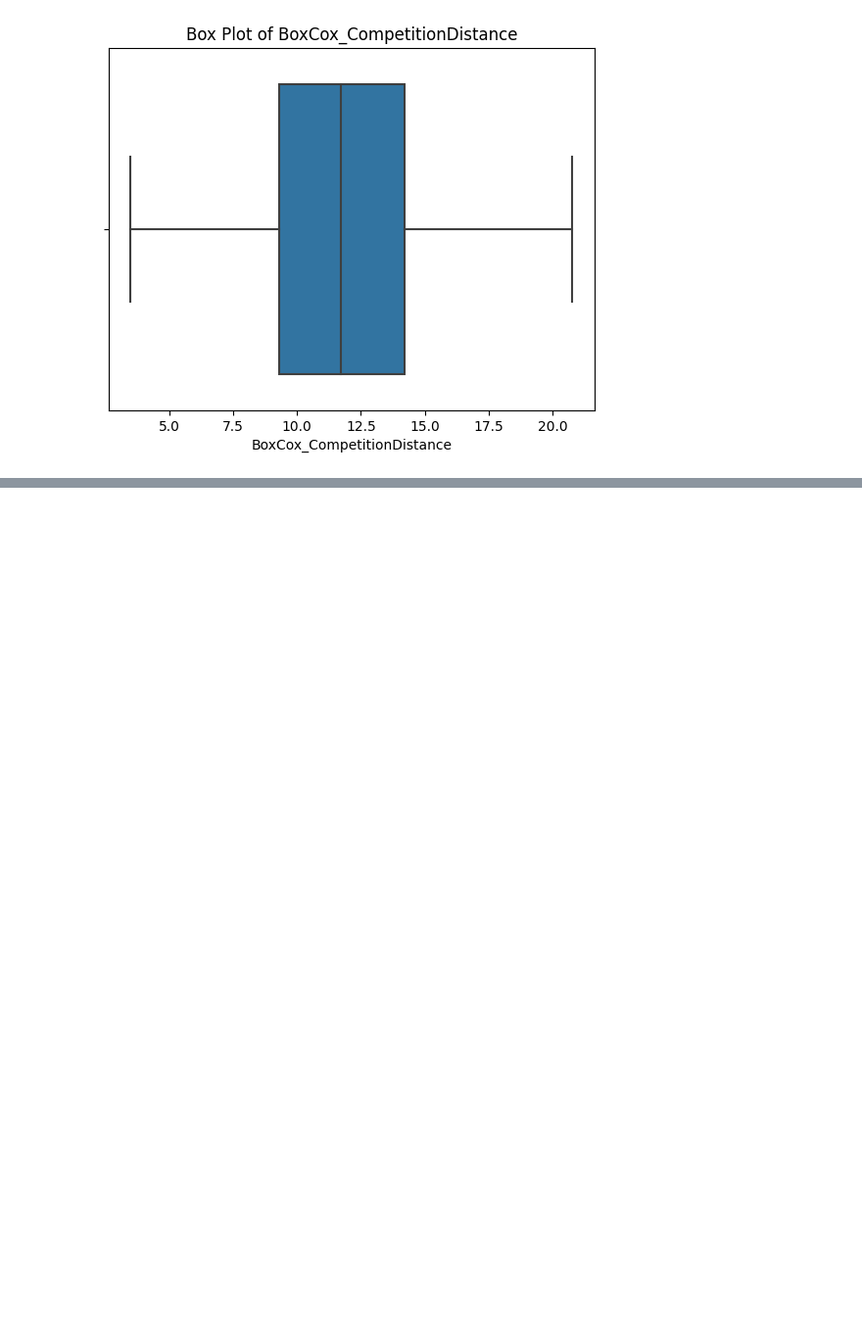
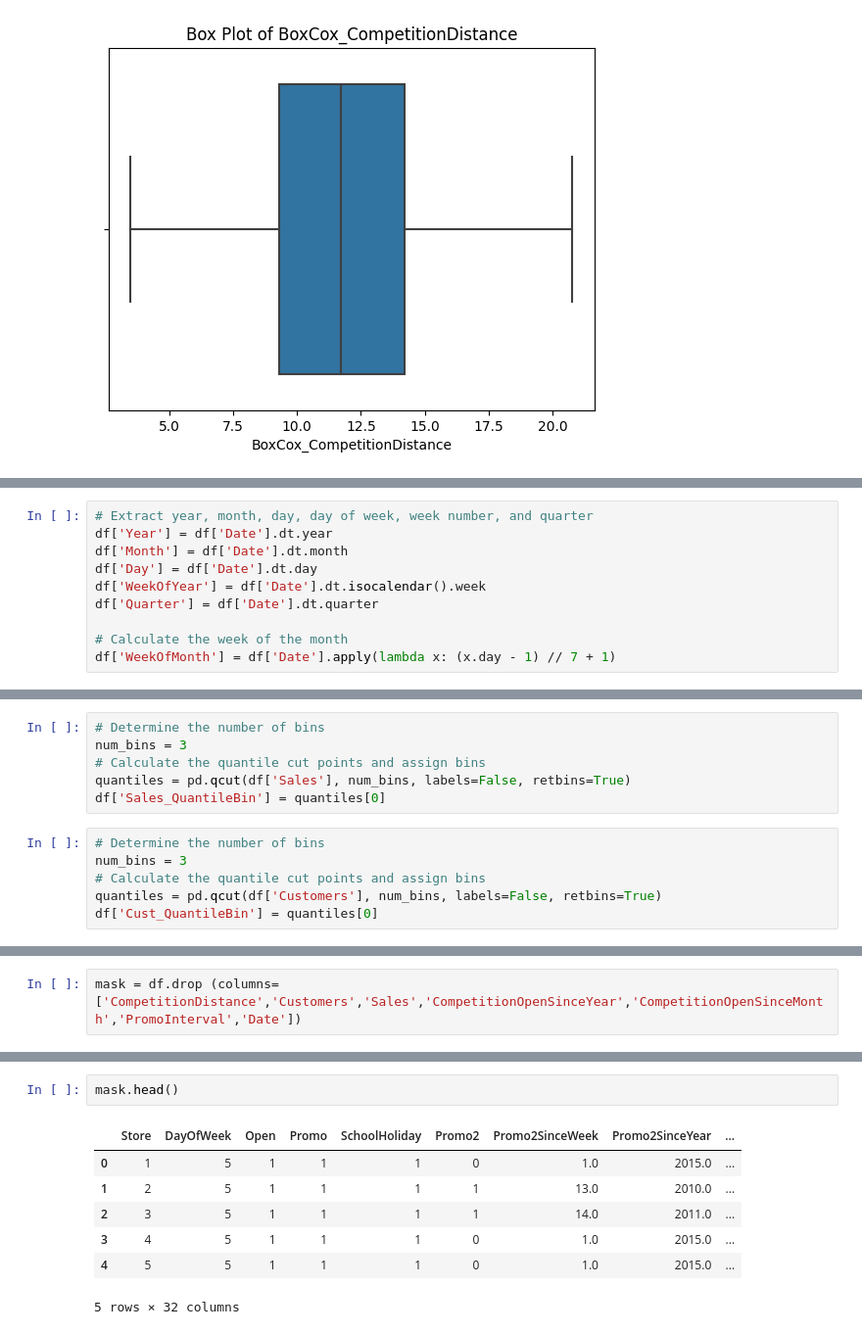
Before and after one commit to chakratechgeek/Supervised_Learning_MLOps, a Jupyter notebook: Rossmann_sales_prediction.ipynb, the cells around one changed output, grey strips where cells are left out. Shown at 98% size. Saved outputs shown, nothing was run; the diff lists cells and outputs as text; blank space fills up the shorter version.

```diff
--- a/Rossmann_sales_prediction.ipynb
+++ b/Rossmann_sales_prediction.ipynb
@@ -1201,0 +1265,10 @@ BoxCox_CompetitionDistance : Looks, its symmetric data
+# %%
+# Extract year, month, day, day of week, week number, and quarter
+df['Year'] = df['Date'].dt.year
+df['Month'] = df['Date'].dt.month
+df['Day'] = df['Date'].dt.day
+df['WeekOfYear'] = df['Date'].dt.isocalendar().week
+df['Quarter'] = df['Date'].dt.quarter
+
+# Calculate the week of the month
+df['WeekOfMonth'] = df['Date'].apply(lambda x: (x.day - 1) // 7 + 1)
@@ -1201,0 +1287,12 @@ BoxCox_CompetitionDistance : Looks, its symmetric data
+# %%
+# Determine the number of bins
+num_bins = 3
+# Calculate the quantile cut points and assign bins
+quantiles = pd.qcut(df['Sales'], num_bins, labels=False, retbins=True)
+df['Sales_QuantileBin'] = quantiles[0]
+# %%
+# Determine the number of bins
+num_bins = 3
+# Calculate the quantile cut points and assign bins
+quantiles = pd.qcut(df['Customers'], num_bins, labels=False, retbins=True)
+df['Cust_QuantileBin'] = quantiles[0]
@@ -1201,0 +1326,2 @@ BoxCox_CompetitionDistance : Looks, its symmetric data
+# %%
+mask = df.drop (columns=['CompetitionDistance','Customers','Sales','CompetitionOpenSinceYear','CompetitionOpenSinceMonth','PromoInterval','Date'])
@@ -1201,0 +1414,10 @@ BoxCox_CompetitionDistance : Looks, its symmetric data
+# %%
+mask.head()
+# %% [output]
+|  | Store | DayOfWeek | Open | Promo | SchoolHoliday | Promo2 | Promo2SinceWeek | Promo2SinceYear | ... |
+| 0 | 1 | 5 | 1 | 1 | 1 | 0 | 1.0 | 2015.0 | ... |
+| 1 | 2 | 5 | 1 | 1 | 1 | 1 | 13.0 | 2010.0 | ... |
+| 2 | 3 | 5 | 1 | 1 | 1 | 1 | 14.0 | 2011.0 | ... |
+| 3 | 4 | 5 | 1 | 1 | 1 | 0 | 1.0 | 2015.0 | ... |
+| 4 | 5 | 5 | 1 | 1 | 1 | 0 | 1.0 | 2015.0 | ... |
+5 rows × 32 columns
```
Also changed, not shown: parts of 29 cells of this notebook.
